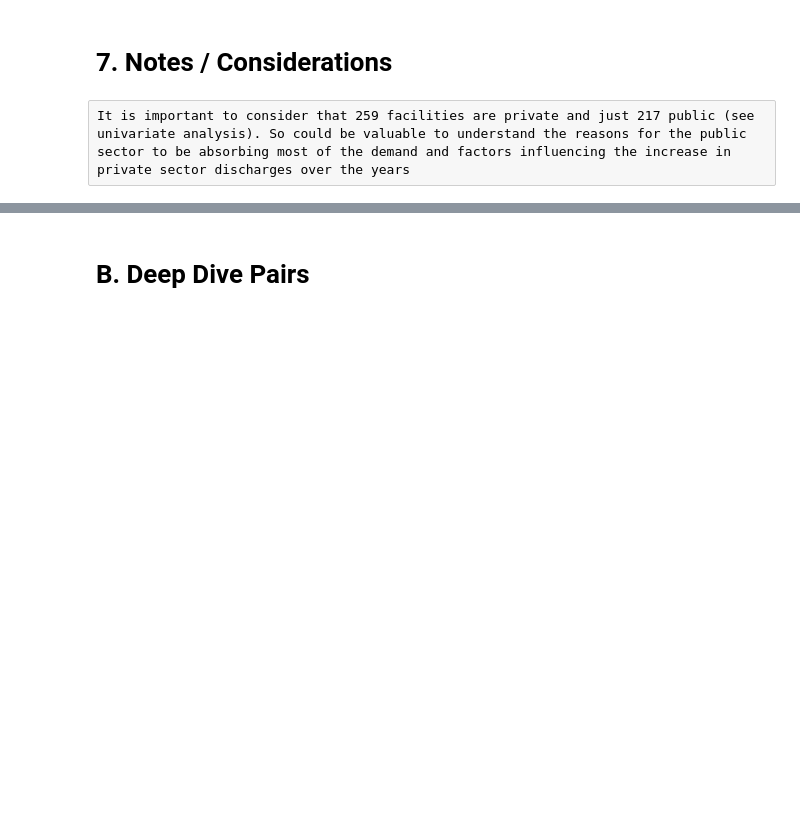
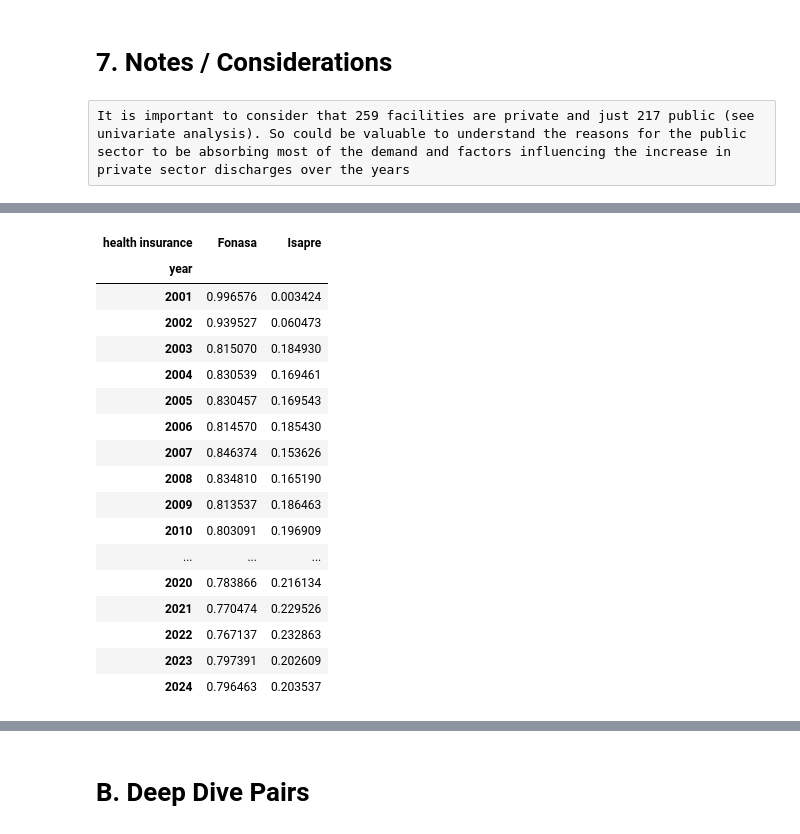
Before and after one commit to mirkopodunavak1996/EDAHospDischarges_Chile2001-2024, a Jupyter notebook: notebooks/General_Analysis_2001-2024_Bivariate(2).ipynb, the cells around one changed output, grey strips where cells are left out. Cells and saved outputs as stored; diff of their text form; code cells hidden in the pictures; blank space fills up the shorter version.

```diff
--- a/notebooks/General_Analysis_2001-2024_Bivariate(2).ipynb
+++ b/notebooks/General_Analysis_2001-2024_Bivariate(2).ipynb
@@ -286,0 +289,21 @@ Show absolute counts or frequency table.
+# %%
+normalized_pair2
+# %% [output]
+| health insurance | Fonasa | Isapre |
+| year |  |  |
+| 2001 | 0.996576 | 0.003424 |
+| 2002 | 0.939527 | 0.060473 |
+| 2003 | 0.815070 | 0.184930 |
+| 2004 | 0.830539 | 0.169461 |
+| 2005 | 0.830457 | 0.169543 |
+| 2006 | 0.814570 | 0.185430 |
+| 2007 | 0.846374 | 0.153626 |
+| 2008 | 0.834810 | 0.165190 |
+| 2009 | 0.813537 | 0.186463 |
+| 2010 | 0.803091 | 0.196909 |
+| ... | ... | ... |
+| 2020 | 0.783866 | 0.216134 |
+| 2021 | 0.770474 | 0.229526 |
+| 2022 | 0.767137 | 0.232863 |
+| 2023 | 0.797391 | 0.202609 |
+| 2024 | 0.796463 | 0.203537 |
```
Also changed, not shown: parts of 56 cells of this notebook.
